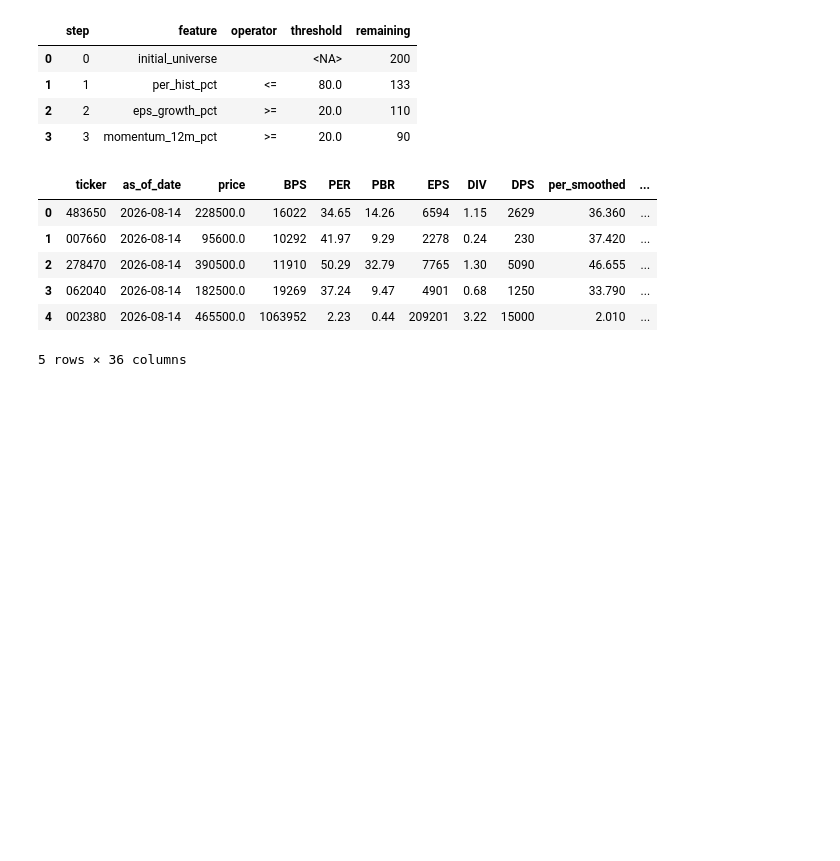
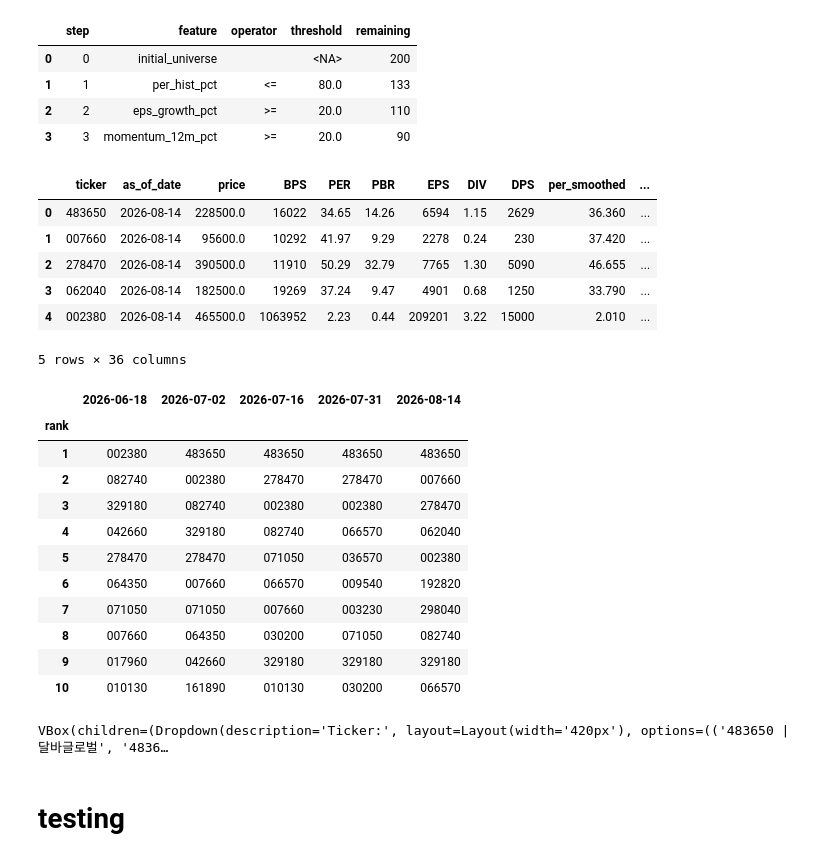
Before and after one commit to lbk209/stocksift, a Jupyter notebook: example_stock_selection_long_v4.ipynb, the cells around one changed output. Cells and saved outputs as stored; diff of their text form; code cells hidden in the pictures; blank space fills up the shorter version.

```diff
--- a/example_stock_selection_long_v4.ipynb
+++ b/example_stock_selection_long_v4.ipynb
@@ -209,9 +186,14 @@ from stocksift.policy import LongThresholdFilter, LongEqualGroupScore
 DATA_DIR = '../pf/data'
 PRICE_CSV = "kospi200_prices_260814.csv"
 RATIO_CSV = "kospi200_ratios_260814.csv"
+TICKER_NAME_CSV = 'kospi200_const_20260828.csv'
 # %%
 # 1. Produce the canonical ticker-level assessment feature table.
-assessment = StockAssessment(DATA_DIR)
-prices, ratios = assessment.load_inputs(PRICE_CSV, RATIO_CSV)
+assessment = StockAssessment(
+    price_csv=PRICE_CSV,
+    ratio_csv=RATIO_CSV,
+    ticker_name_csv=TICKER_NAME_CSV,
+    data_root=DATA_DIR
+)
 # %%
 date = None
@@ -241,3 +223,36 @@ selected.head()
 | 3 | 062040 | 2026-08-14 | 182500.0 | 19269 | 37.24 | 9.47 | 4901 | 0.68 | 1250 | 33.790 | ... |
 | 4 | 002380 | 2026-08-14 | 465500.0 | 1063952 | 2.23 | 0.44 | 209201 | 3.22 | 15000 | 2.010 | ... |
 5 rows × 36 columns
+# %%
+policies = [LongThresholdFilter(), LongEqualGroupScore()]
+# %%
+kw = dict(
+    top_n = 10, freq = 10, periods = 5,
+    as_of = None, policies = policies
+)
+
+selection_trajectory(assessment, style=True, **kw)
+# %% [output]
+|  | 2026-06-18 | 2026-07-02 | 2026-07-16 | 2026-07-31 | 2026-08-14 |
+| rank |  |  |  |  |  |
+| 1 | 002380 | 483650 | 483650 | 483650 | 483650 |
+| 2 | 082740 | 002380 | 278470 | 278470 | 007660 |
+| 3 | 329180 | 082740 | 002380 | 002380 | 278470 |
+| 4 | 042660 | 329180 | 082740 | 066570 | 062040 |
+| 5 | 278470 | 278470 | 071050 | 036570 | 002380 |
+| 6 | 064350 | 007660 | 066570 | 009540 | 192820 |
+| 7 | 071050 | 071050 | 007660 | 003230 | 298040 |
+| 8 | 007660 | 064350 | 030200 | 071050 | 082740 |
+| 9 | 017960 | 042660 | 329180 | 329180 | 329180 |
+| 10 | 010130 | 161890 | 010130 | 030200 | 066570 |
+# %%
+kw = dict(
+    freq = 'W',
+    ticker_names = assessment.ticker_names
+)
+prices = assessment.prices
+browse_price_chart(prices, selected['ticker'], **kw)
+# %% [output]
+VBox(children=(Dropdown(description='Ticker:', layout=Layout(width='420px'), options=(('483650 | 달바글로벌', '4836…
+# %% [markdown]
+# testing
```
Also changed, not shown: parts of 16 cells of this notebook.
